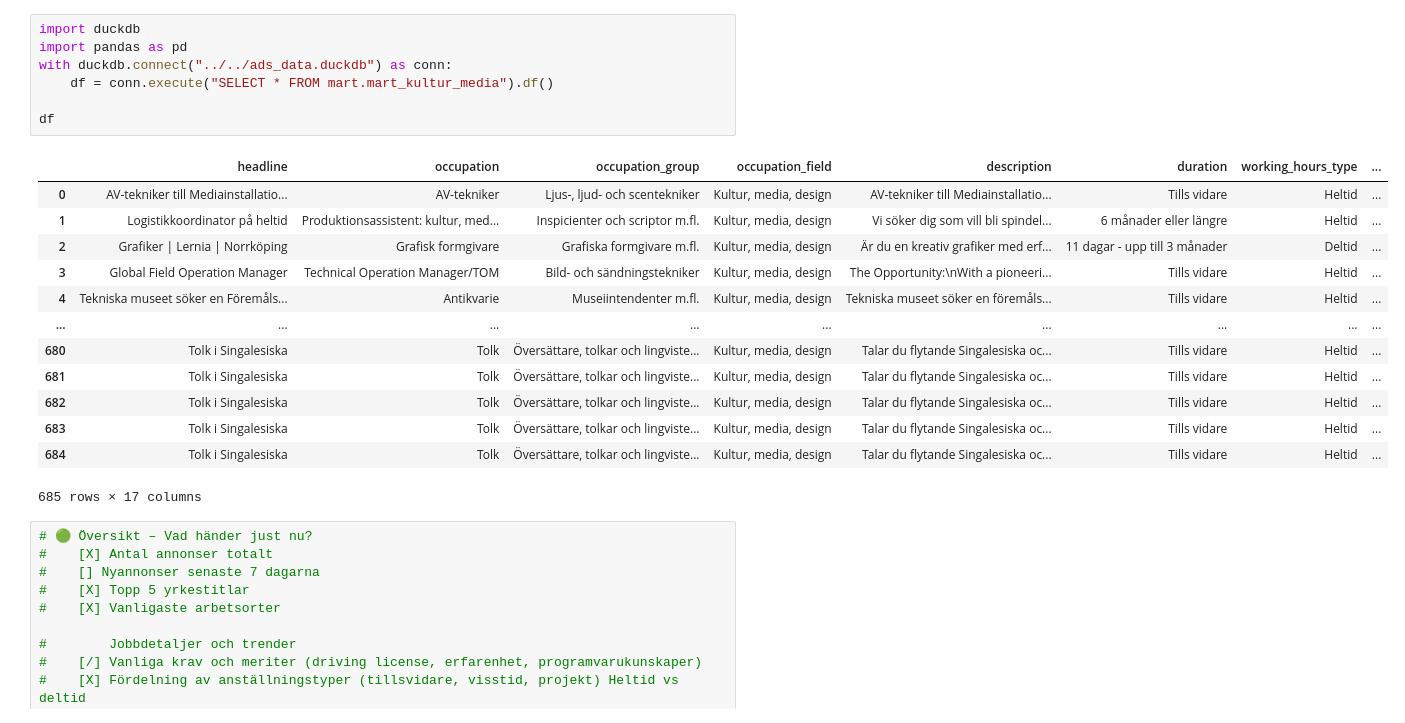
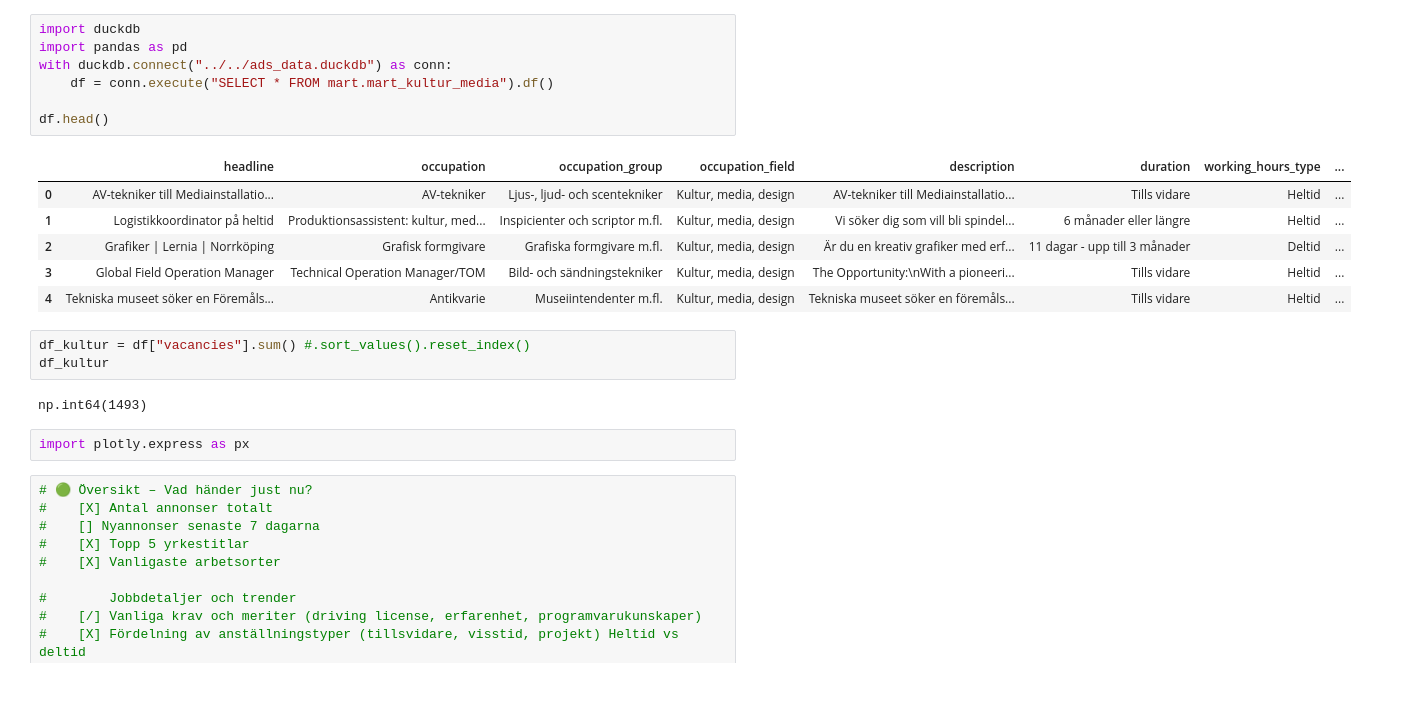
Before and after one commit to Natali-Dev/AI_2_group_project, a Jupyter notebook: dashboard/kultur_dashboard/kultur.ipynb, the cells around one changed output. Cells and saved outputs as stored; diff of their text form; blank space fills up the shorter version.

```diff
--- a/dashboard/kultur_dashboard/kultur.ipynb
+++ b/dashboard/kultur_dashboard/kultur.ipynb
@@ -1,24 +1,24 @@
 # %%
 import duckdb
 import pandas as pd
 with duckdb.connect("../../ads_data.duckdb") as conn:
     df = conn.execute("SELECT * FROM mart.mart_kultur_media").df()
 
-df
+df.head()
 # %% [output]
 |  | headline | occupation | occupation_group | occupation_field | description | duration | working_hours_type | ... |
 | 0 | AV-tekniker till Mediainstallatio... | AV-tekniker | Ljus-, ljud- och scentekniker | Kultur, media, design | AV-tekniker till Mediainstallatio... | Tills vidare | Heltid | ... |
 | 1 | Logistikkoordinator på heltid | Produktionsassistent: kultur, med... | Inspicienter och scriptor m.fl. | Kultur, media, design | Vi söker dig som vill bli spindel... | 6 månader eller längre | Heltid | ... |
 | 2 | Grafiker | Lernia | Norrköping | Grafisk formgivare | Grafiska formgivare m.fl. | Kultur, media, design | Är du en kreativ grafiker med erf... | 11 dagar - upp till 3 månader | Deltid | ... |
 | 3 | Global Field Operation Manager | Technical Operation Manager/TOM | Bild- och sändningstekniker | Kultur, media, design | The Opportunity:\nWith a pioneeri... | Tills vidare | Heltid | ... |
 | 4 | Tekniska museet söker en Föremåls... | Antikvarie | Museiintendenter m.fl. | Kultur, media, design | Tekniska museet söker en föremåls... | Tills vidare | Heltid | ... |
-| ... | ... | ... | ... | ... | ... | ... | ... | ... |
-| 680 | Tolk i Singalesiska | Tolk | Översättare, tolkar och lingviste... | Kultur, media, design | Talar du flytande Singalesiska oc... | Tills vidare | Heltid | ... |
-| 681 | Tolk i Singalesiska | Tolk | Översättare, tolkar och lingviste... | Kultur, media, design | Talar du flytande Singalesiska oc... | Tills vidare | Heltid | ... |
-| 682 | Tolk i Singalesiska | Tolk | Översättare, tolkar och lingviste... | Kultur, media, design | Talar du flytande Singalesiska oc... | Tills vidare | Heltid | ... |
-| 683 | Tolk i Singalesiska | Tolk | Översättare, tolkar och lingviste... | Kultur, media, design | Talar du flytande Singalesiska oc... | Tills vidare | Heltid | ... |
-| 684 | Tolk i Singalesiska | Tolk | Översättare, tolkar och lingviste... | Kultur, media, design | Talar du flytande Singalesiska oc... | Tills vidare | Heltid | ... |
-685 rows × 17 columns
+# %%
+df_kultur = df["vacancies"].sum() #.sort_values().reset_index()
+df_kultur
+# %% [output]
+np.int64(1493)
+# %%
+import plotly.express as px
 # %%
 # 🟢 Översikt – Vad händer just nu?
 #    [X] Antal annonser totalt
```
Also changed, not shown: 8 other files.
